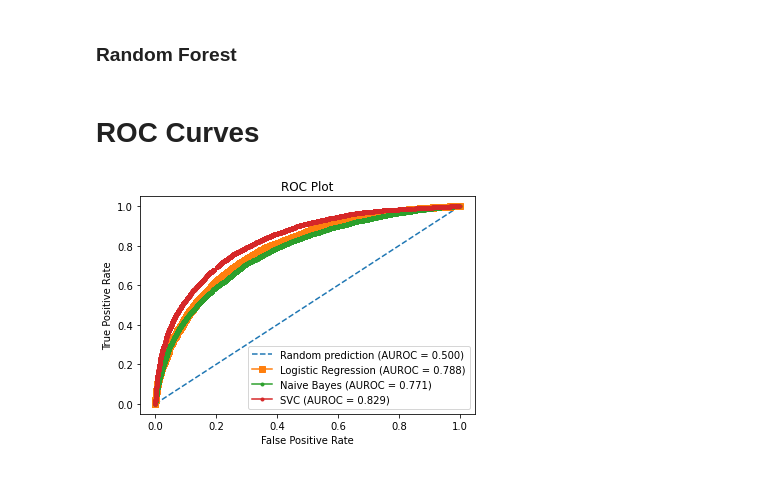
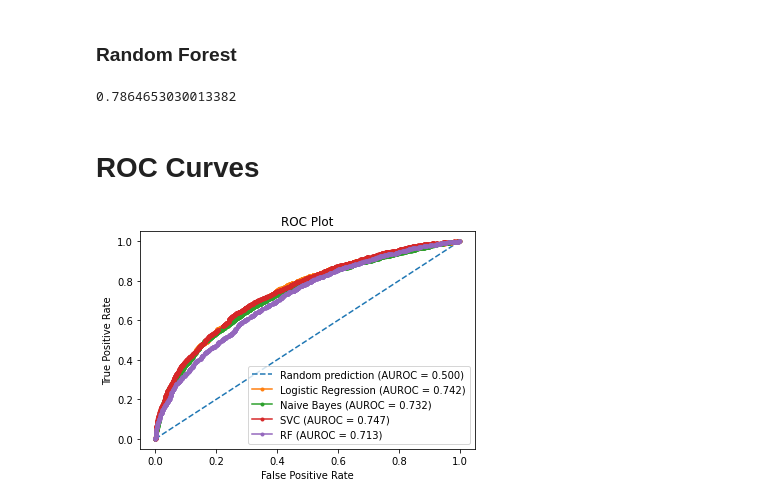
Before and after one commit to Mitch-ml/CS254, a Jupyter notebook: Code/project_proposal.ipynb, the cells around one changed output. Drawn from its saved outputs; the diff is of its cells as text; code cells hidden in the pictures.

```diff
--- a/Code/project_proposal.ipynb
+++ b/Code/project_proposal.ipynb
@@ -406,15 +404,15 @@ pipeline_params_svc = {
     'tfidf__max_features': [None, 1000],
     'tfidf__min_df': [2,3,4,5],
     'tfidf__max_df': [0.1,0.2, 0.3,0.5],
-    'tfidf__ngram_range': [(1,1),(1,2),(1,3)],
-    'tfidf__stop_words': [None, stop_words]
+    'tfidf__ngram_range': [(1,3)],
+    'tfidf__stop_words': [None, stop_words],
 }
 
 # Initialize grid search
-grid_search_svc = GridSearchCV(pipeline_svc, pipeline_params_svc, cv=5, n_jobs=-1)
+grid_search_svc = GridSearchCV(pipeline_svc, pipeline_params_svc, cv=3)
 
 # Fit grid search
-grid_search_svc.fit(X_train, y_train)
+grid_search_svc.fit(X_train[:1000], y_train[:1000])
 
 # Print outputs
 print(f'Best Score: {grid_search_svc.best_score_}')
@@ -462,5 +453,31 @@ Here we can see our best result yet! An accuracy score of 70%, while not a huge
 # %% [markdown]
 ### Random Forest
+# %%
+vectorizer_rf = TfidfVectorizer(strip_accents='unicode',
+                                 lowercase=True,
+                                 max_features=None,
+                                 min_df=5,
+                                 max_df=0.1,
+                                 stop_words=stop_words,
+                                 ngram_range=(1,3))
+
+# Initialize Random Forest classifier
+rf_clf = RandomForestClassifier(n_jobs=-1)
+
+# Vectorize data
+X_train_vec_rf = vectorizer_rf.fit_transform(X_train)
+X_test_vec_rf = vectorizer_rf.transform(X_test)
+
+# Fit random forest
+rf_clf.fit(X_train_vec_rf, y_train)
+
+# Predict on test data
+y_pred_rf = rf_clf.predict(X_test_vec_rf)
+
+# Get accuracy scores
+accuracy_score(y_test, y_pred_rf)
+# %% [output]
+0.7864653030013382
 # %% [markdown]
 # ROC Curves
 # %%
@@ -468,13 +485,13 @@ Here we can see our best result yet! An accuracy score of 70%, while not a huge
 y_probs_lr = cross_val_predict(lr_clf, X_test_vec_lr, y_test, cv=3, method="predict_proba", n_jobs=-1)
 y_probs_nb = cross_val_predict(nb_clf, X_test_vec_nb, y_test, cv=3, method="predict_proba", n_jobs=-1)
 y_probs_svc = cross_val_predict(svc_clf, X_test_vec_svc, y_test, cv=3, method="predict_proba", n_jobs=-1)
-# y_probs_rf = cross_val_predict(rf_clf, X_train_lr, y_train, cv=3, method="predict_proba")
+y_probs_rf = cross_val_predict(rf_clf, X_test_vec_rf, y_test, cv=3, method="predict_proba", n_jobs=-1)
 # %%
 # Get the probability of the positive class as the score
 y_scores_lr = [i[1] for i in y_probs_lr]
 y_scores_nb = [i[1] for i in y_probs_nb]
 y_scores_svc = [i[1] for i in y_probs_svc]
-# y_scores_rf = y_probs_rf[:1]
+y_scores_rf = [i[1] for i in y_probs_rf]
 # %%
 # Remap y values to numeric
 y_test_num = y_test.replace({'D':0, 'R':1})
@@ -490,27 +508,31 @@ fpr_svc, tpr_svc, _ = roc_curve(y_test_num, y_scores_svc)
 # %%
 # Get AUROC scores
 r_auc = roc_auc_score(y_test_num, r_probs)
 lr_auc = roc_auc_score(y_test_num, y_scores_lr)
 nb_auc = roc_auc_score(y_test_num, y_scores_nb)
 svc_auc = roc_auc_score(y_test_num, y_scores_svc)
+rf_auc = roc_auc_score(y_test_num, y_scores_rf)
 
 # Calculate values to plot ROC curve
-fpr_r, tpr_r, _ = roc_curve(y_test_num, random_guess)
+fpr_r, tpr_r, _ = roc_curve(y_test_num, r_probs)
 fpr_lr, tpr_lr, _ = roc_curve(y_test_num, y_scores_lr)
 fpr_nb, tpr_nb, _ = roc_curve(y_test_num, y_scores_nb)
 fpr_svc, tpr_svc, _ = roc_curve(y_test_num, y_scores_svc)
+fpr_rf, tpr_rf, _ = roc_curve(y_test_num, y_scores_rf)
 
 # Plot
 plt.plot(fpr_r, tpr_r, linestyle='--', label='Random prediction (AUROC = %0.3f)' % r_auc)
-plt.plot(fpr_lr, tpr_lr, marker='s', label='Logistic Regression (AUROC = %0.3f)' % lr_auc)
+plt.plot(fpr_lr, tpr_lr, marker='.', label='Logistic Regression (AUROC = %0.3f)' % lr_auc)
 plt.plot(fpr_nb, tpr_nb, marker='.', label='Naive Bayes (AUROC = %0.3f)' % nb_auc)
 plt.plot(fpr_svc, tpr_svc, marker='.', label='SVC (AUROC = %0.3f)' % svc_auc)
+plt.plot(fpr_rf, tpr_rf, marker='.', label='RF (AUROC = %0.3f)' % rf_auc)
+
 
 plt.title('ROC Plot')
 plt.xlabel('False Positive Rate')
 plt.ylabel('True Positive Rate')
 plt.legend()
 plt.savefig('ROC.png')
 plt.show()
 # %% [output]
-[figure, old version]
+[figure, new version]
```
Also changed, not shown: parts of 19 cells of this notebook.
